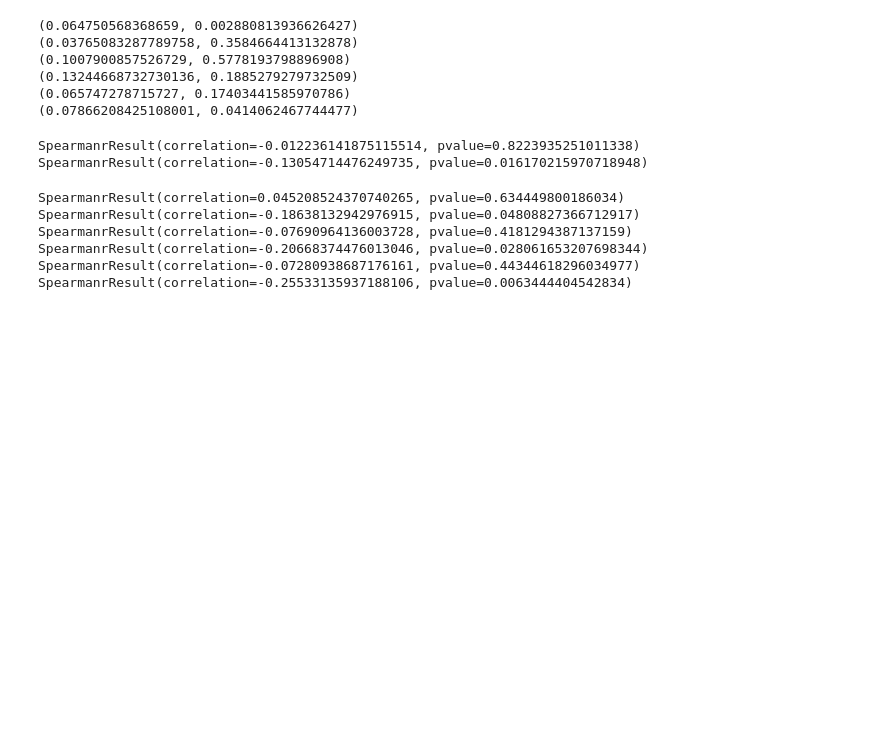
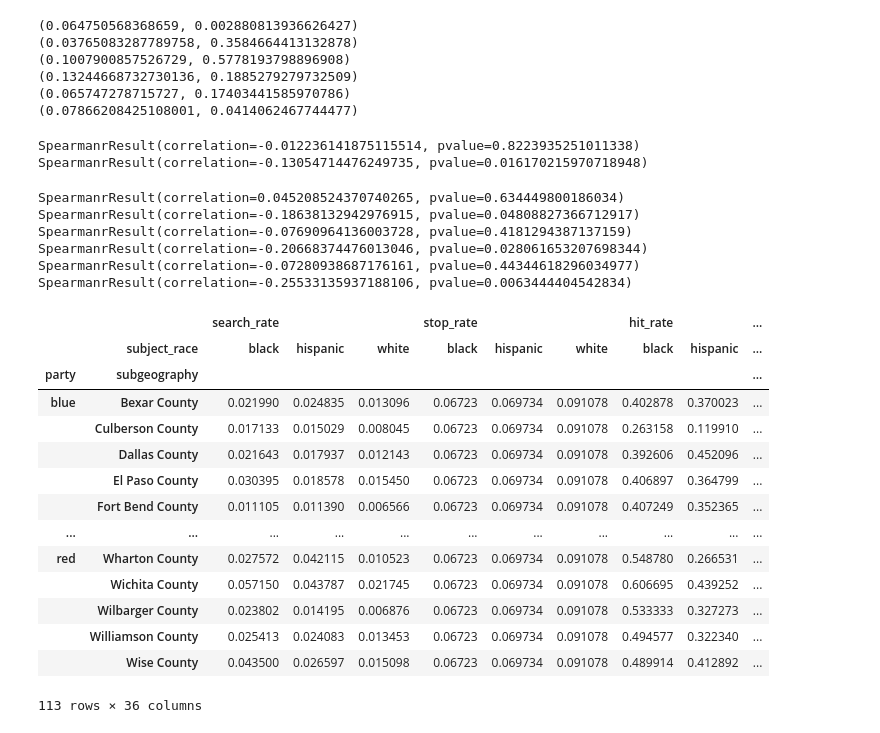
Before and after one commit to epfl-ada/ada-2020-project-milestone-p3-p3_halouma, a Jupyter notebook: p3_luis.ipynb, the cells around one changed output. Drawn from its saved outputs; the diff is of its cells as text; code cells hidden in the pictures; blank space fills up the shorter version.

```diff
--- a/p3_luis.ipynb
+++ b/p3_luis.ipynb
@@ -509,3 +490,22 @@ SpearmanrResult(correlation=-0.07690964136003728, pvalue=0.4181294387137159)
 SpearmanrResult(correlation=-0.20668374476013046, pvalue=0.028061653207698344)
 SpearmanrResult(correlation=-0.07280938687176161, pvalue=0.44344618296034977)
 SpearmanrResult(correlation=-0.25533135937188106, pvalue=0.0063444404542834)
+# %%
+pivot_tx = tx.pivot(index = ['party', 'subgeography'] , columns = 'subject_race')
+pivot_tx
+# %% [output]
+|  |  | search_rate |  |  | stop_rate |  |  | hit_rate |  | ... |
+|  | subject_race | black | hispanic | white | black | hispanic | white | black | hispanic | ... |
+| party | subgeography |  |  |  |  |  |  |  |  | ... |
+| blue | Bexar County | 0.021990 | 0.024835 | 0.013096 | 0.06723 | 0.069734 | 0.091078 | 0.402878 | 0.370023 | ... |
+|  | Culberson County | 0.017133 | 0.015029 | 0.008045 | 0.06723 | 0.069734 | 0.091078 | 0.263158 | 0.119910 | ... |
+|  | Dallas County | 0.021643 | 0.017937 | 0.012143 | 0.06723 | 0.069734 | 0.091078 | 0.392606 | 0.452096 | ... |
+|  | El Paso County | 0.030395 | 0.018578 | 0.015450 | 0.06723 | 0.069734 | 0.091078 | 0.406897 | 0.364799 | ... |
+|  | Fort Bend County | 0.011105 | 0.011390 | 0.006566 | 0.06723 | 0.069734 | 0.091078 | 0.407249 | 0.352365 | ... |
+| ... | ... | ... | ... | ... | ... | ... | ... | ... | ... | ... |
+| red | Wharton County | 0.027572 | 0.042115 | 0.010523 | 0.06723 | 0.069734 | 0.091078 | 0.548780 | 0.266531 | ... |
+|  | Wichita County | 0.057150 | 0.043787 | 0.021745 | 0.06723 | 0.069734 | 0.091078 | 0.606695 | 0.439252 | ... |
+|  | Wilbarger County | 0.023802 | 0.014195 | 0.006876 | 0.06723 | 0.069734 | 0.091078 | 0.533333 | 0.327273 | ... |
+|  | Williamson County | 0.025413 | 0.024083 | 0.013453 | 0.06723 | 0.069734 | 0.091078 | 0.494577 | 0.322340 | ... |
+|  | Wise County | 0.043500 | 0.026597 | 0.015098 | 0.06723 | 0.069734 | 0.091078 | 0.489914 | 0.412892 | ... |
+113 rows × 36 columns
```
Also changed, not shown: parts of 29 cells of this notebook, 1 other file.
